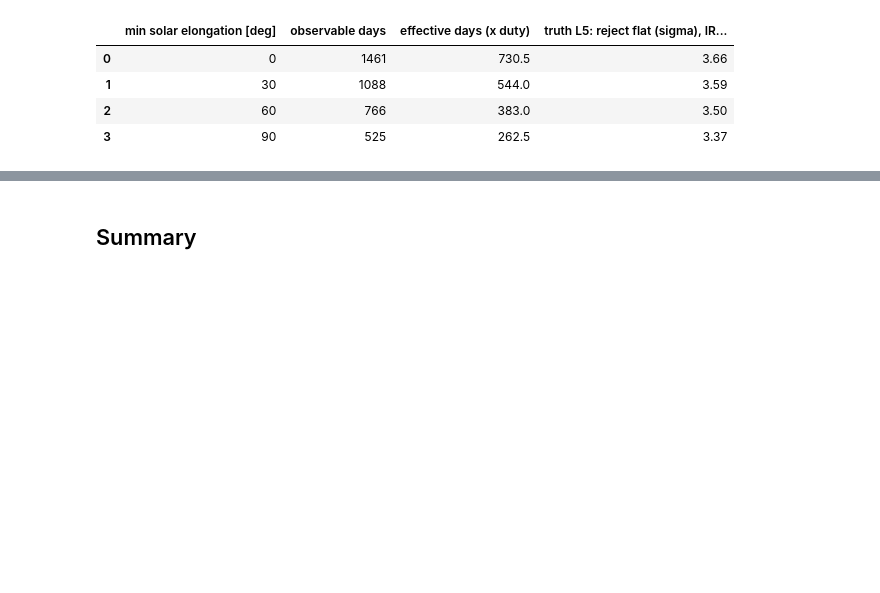
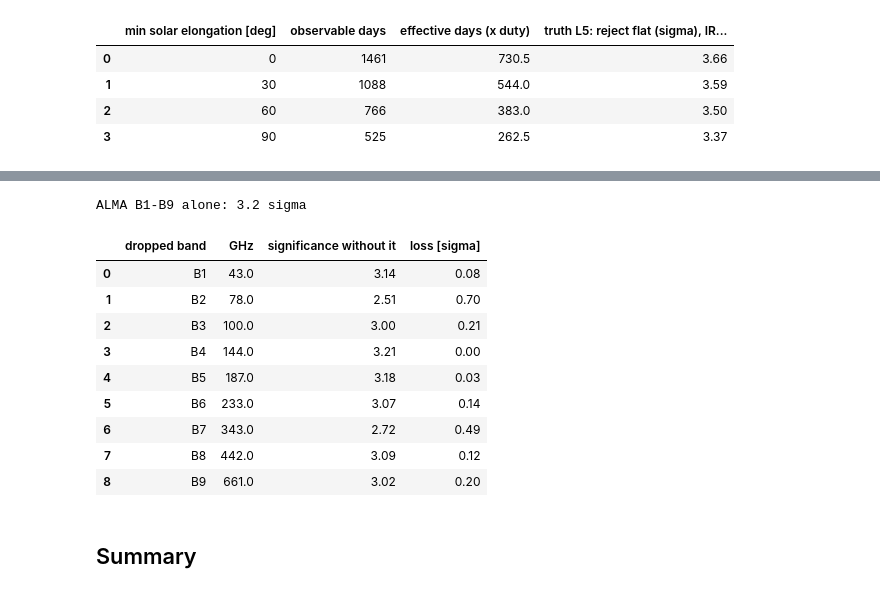
Before and after one commit to Sulla2012/atm_scattering, a Jupyter notebook: notebooks/so_flora_forecast.ipynb, the cells around one changed output, grey strips where cells are left out. Saved outputs shown, nothing was run; the diff lists cells and outputs as text; code cells hidden in the pictures; blank space fills up the shorter version.

```diff
--- a/notebooks/so_flora_forecast.ipynb
+++ b/notebooks/so_flora_forecast.ipynb
@@ -334,3 +463,22 @@ display(pd.DataFrame(rows).round(2))
+# %%
+# which ALMA bands carry the discrimination? leave one band out of the ALMA-only set (truth = L5)
+full = sigmaOf(name, "L5", useSO=False, almaBands=tuple(bands))
+rows = [{"dropped band": b, "GHz": ALMA_GHZ[b], "significance without it": sigmaOf(name, "L5", useSO=False, almaBands=tuple(x for x in bands if x != b)),
+         "loss [sigma]": full - sigmaOf(name, "L5", useSO=False, almaBands=tuple(x for x in bands if x != b))} for b in bands]
+print(f"ALMA B1-B9 alone: {full:.1f} sigma")
+display(pd.DataFrame(rows).round(2))
+# %% [output]
+ALMA B1-B9 alone: 3.2 sigma
+|  | dropped band | GHz | significance without it | loss [sigma] |
+| 0 | B1 | 43.0 | 3.14 | 0.08 |
+| 1 | B2 | 78.0 | 2.51 | 0.70 |
+| 2 | B3 | 100.0 | 3.00 | 0.21 |
+| 3 | B4 | 144.0 | 3.21 | 0.00 |
+| 4 | B5 | 187.0 | 3.18 | 0.03 |
+| 5 | B6 | 233.0 | 3.07 | 0.14 |
+| 6 | B7 | 343.0 | 2.72 | 0.49 |
+| 7 | B8 | 442.0 | 3.09 | 0.12 |
+| 8 | B9 | 661.0 | 3.02 | 0.20 |
 # %% [markdown]
 ## Summary
 # %%
```
Also changed, not shown: parts of 6 cells of this notebook, 3 other files.
